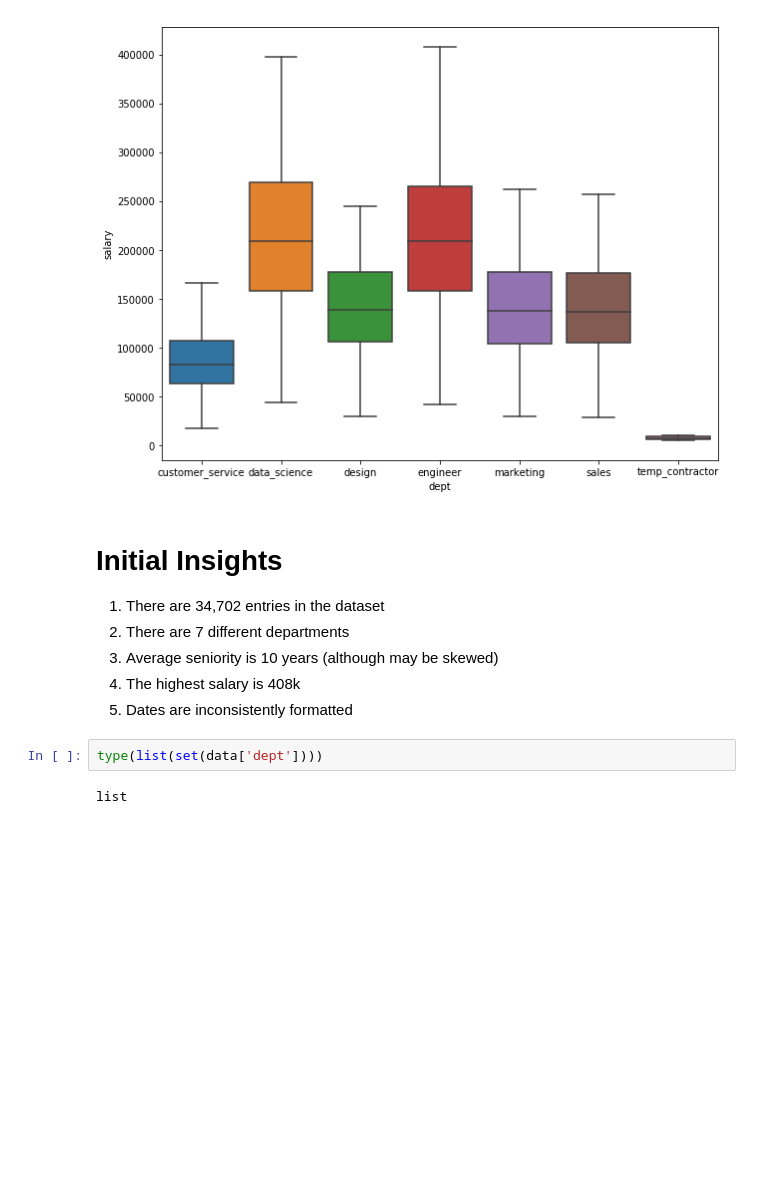
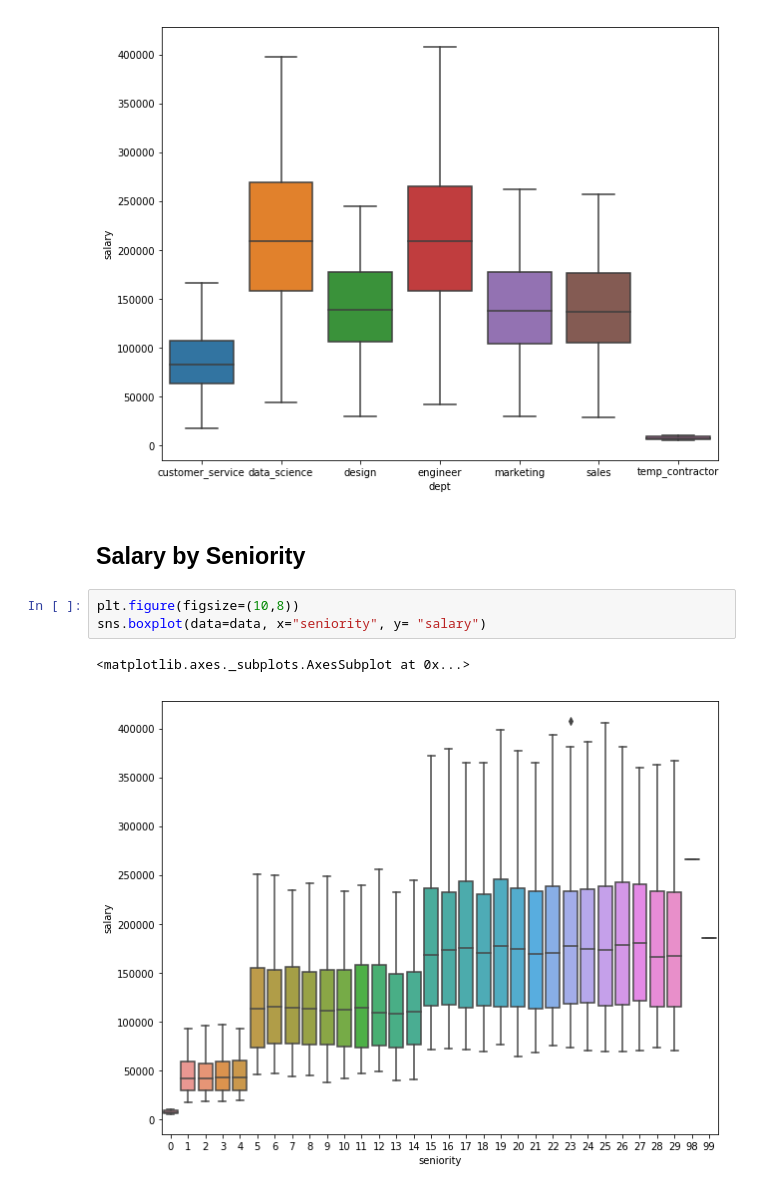
Before and after one commit to Chowcow/Datascience-AI, a Jupyter notebook: Employee Turnover Models.ipynb, the cells around one changed output. Saved outputs shown, nothing was run; the diff lists cells and outputs as text; blank space fills up the shorter version.

```diff
--- a/Employee Turnover Models.ipynb
+++ b/Employee Turnover Models.ipynb
@@ -75,14 +75,11 @@ sns.boxplot(data=data, x="dept", y="salary", order= dept)
 # %% [output]
 <matplotlib.axes._subplots.AxesSubplot at 0x...>
 [figure]
-# %% [markdown]
-# Initial Insights
-1) There are 34,702 entries in the dataset
-2) There are 7 different departments
-3) Average seniority is 10 years (although may be skewed)
-4) The highest salary is 408k
-5) Dates are inconsistently formatted
-# %%
-type(list(set(data['dept'])))
-# %% [output]
-list
+# %% [markdown]
+## Salary by Seniority
+# %%
+plt.figure(figsize=(10,8))
+sns.boxplot(data=data, x="seniority", y= "salary")
+# %% [output]
+<matplotlib.axes._subplots.AxesSubplot at 0x...>
+[figure, added]
```
Also changed, not shown: parts of 7 cells of this notebook.
